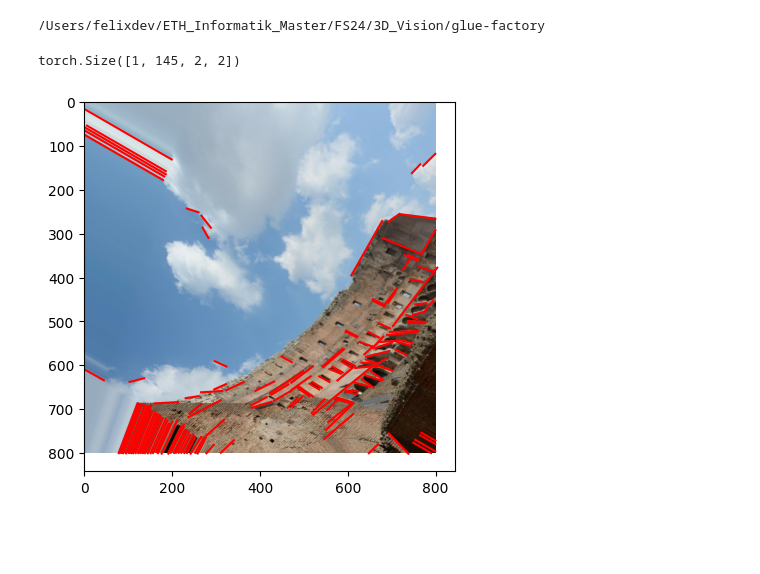
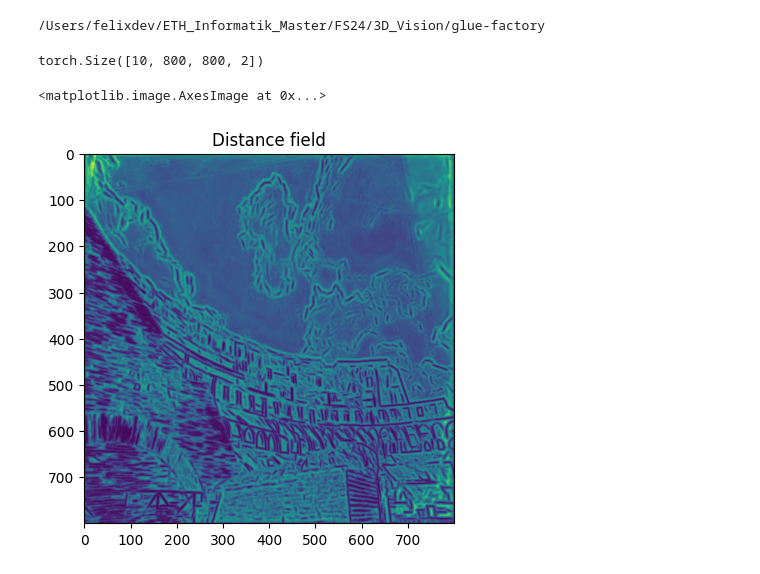
Before and after one commit to cvg/glue-factory, a Jupyter notebook: deeplsd_gt.ipynb, the cells around one changed output. Saved outputs shown, nothing was run; the diff lists cells and outputs as text; code cells hidden in the pictures; blank space fills up the shorter version.

Commit message:
Make aggregation of distance and angle field work

```diff
--- a/deeplsd_gt.ipynb
+++ b/deeplsd_gt.ipynb
@@ -48,8 +48,11 @@ from torchvision.transforms import Resize
 from gluefactory.models.lines.deeplsd import DeepLSD
 import matplotlib.pyplot as plt
 import cv2
-from gluefactory.datasets.homographies_deeplsd import sample_homography, warp_lines
+from gluefactory.datasets.homographies_deeplsd import warp_lines
 from gluefactory.geometry.homography import warp_lines_torch
+from gluefactory.datasets.homographies import sample_homography
+from homography_adaptation import torch_homography_adaptation
+
 
 conf_lines = {
     "min_length": 25,
@@ -63,43 +66,65 @@ conf_lines = {
             "filtering": "normal",
             "grad_thresh": 3.0,
         },
-    },
+    }
+}
 
+size = (800,800)
+
+conf_homography = {
+    'translation': True,
+    'rotation': True,
+    'scaling': True,
+    'perspective': True,
+    'scaling_amplitude': 0.2,
+    'perspective_amplitude_x': 0.2,
+    'perspective_amplitude_y': 0.2,
+    'patch_ratio': 0.85,
+    'max_angle': 1.57,
+    'allow_artifacts': True
 }
-size = (800,800)
 resize_func = Resize(size)
 image_path = "data/mini_depth_100/30623106092_3985ec298a_o.jpg"
-homography = sample_homography(size)
 img = cv2.resize(cv2.imread(image_path),size)
-warped_img = cv2.warpPerspective(img, homography, size,
-                                         borderMode=cv2.BORDER_REPLICATE)
-warped_img = numpy_image_to_torch(warped_img)
+img_torch = numpy_image_to_torch(img)
+img_torch = img_torch.unsqueeze(0)
+#homography =  sample_homography(img,conf_homography,size)
+#warped_img = homography["image"]
+#warped_img = numpy_image_to_torch(warped_img)
 
-warped_img = warped_img.unsqueeze(0)
+#warped_img = warped_img.unsqueeze(0)
 
 
 model2 = DeepLSD(conf_lines)
 
 
 model2.eval()
-with torch.no_grad():
-    pred2 = model2({"image": warped_img})
-
-    # pred2 = {k: v[0].cpu().numpy() for k, v in pred2.items()}
-    lines = pred2["lines"]
+#with torch.no_grad():
+#    pred2 = model2({"image": warped_img})
+#
+#    # pred2 = {k: v[0].cpu().numpy() for k, v in pred2.items()}
+#    lines = pred2["lines"]
     # line_scores = pred2["line_scores"]
     # valid_lines = pred2["valid_lines"]
 
 # Show lines
 #print(lines[0][0][0])
-print(lines.shape)
-lines = lines.numpy()
+
+distance_field, angle_field, _ = torch_homography_adaptation(img_torch,model2,num_H=10)
+
+#print(lines.shape)
+#lines = lines.numpy()
 #lines[0] = warp_lines(lines[0],homography)
-warped_img = cv2.cvtColor(warped_img[0].permute(1,2,0).numpy(),cv2.COLOR_BGR2RGB)
-plt.imshow(warped_img)
-for line in lines[0]:
-    plt.plot(line[:, 0], line[:, 1], c='r')
-plt.show()
+#warped_img = cv2.cvtColor(warped_img[0].permute(1,2,0).numpy(),cv2.COLOR_BGR2RGB)
+#plt.imshow(warped_img)
+#for line in lines[0]:
+#    plt.plot(line[:, 0], line[:, 1], c='r')
+#plt.show()
 # %% [output]
-torch.Size([1, 145, 2, 2])
+torch.Size([10, 800, 800, 2])
-[figure, removed]
+# %%
+plt.title("Distance field")
+plt.imshow(distance_field)
+# %% [output]
+<matplotlib.image.AxesImage at 0x...>
+[figure, added]
```
Also changed, not shown: parts of 2 cells of this notebook, 2 other files.
